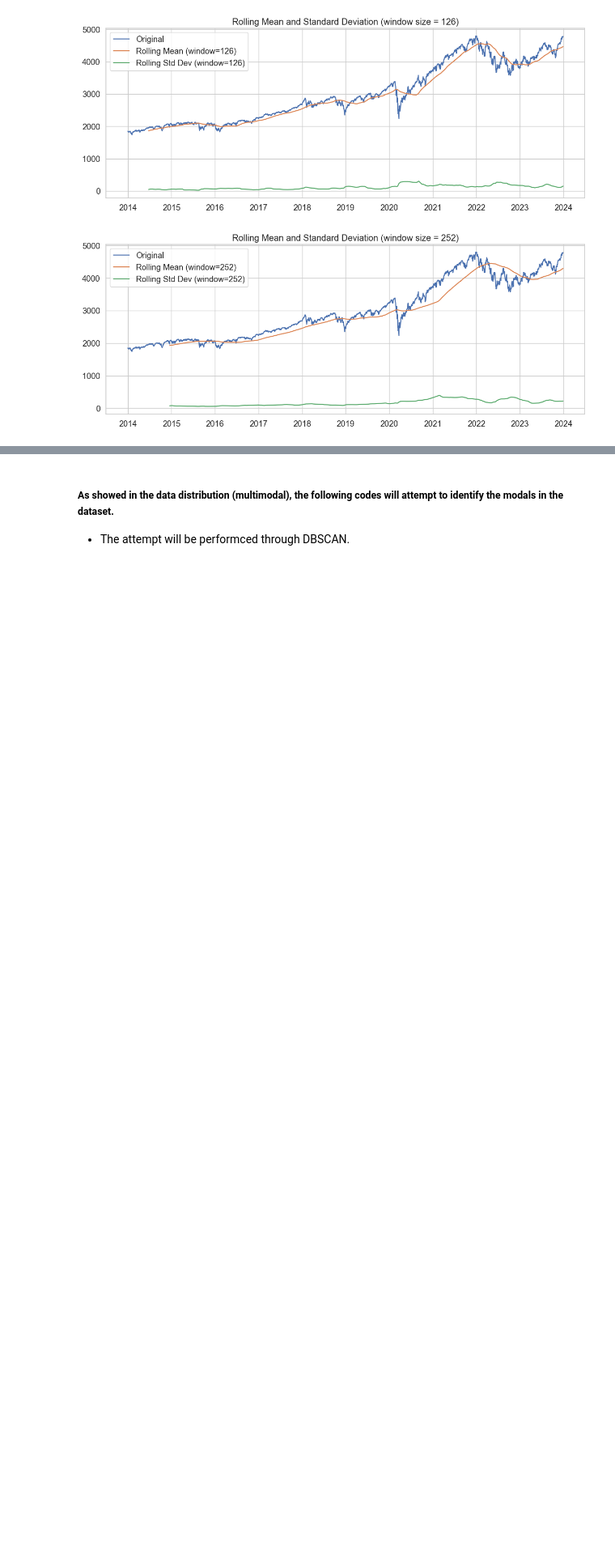
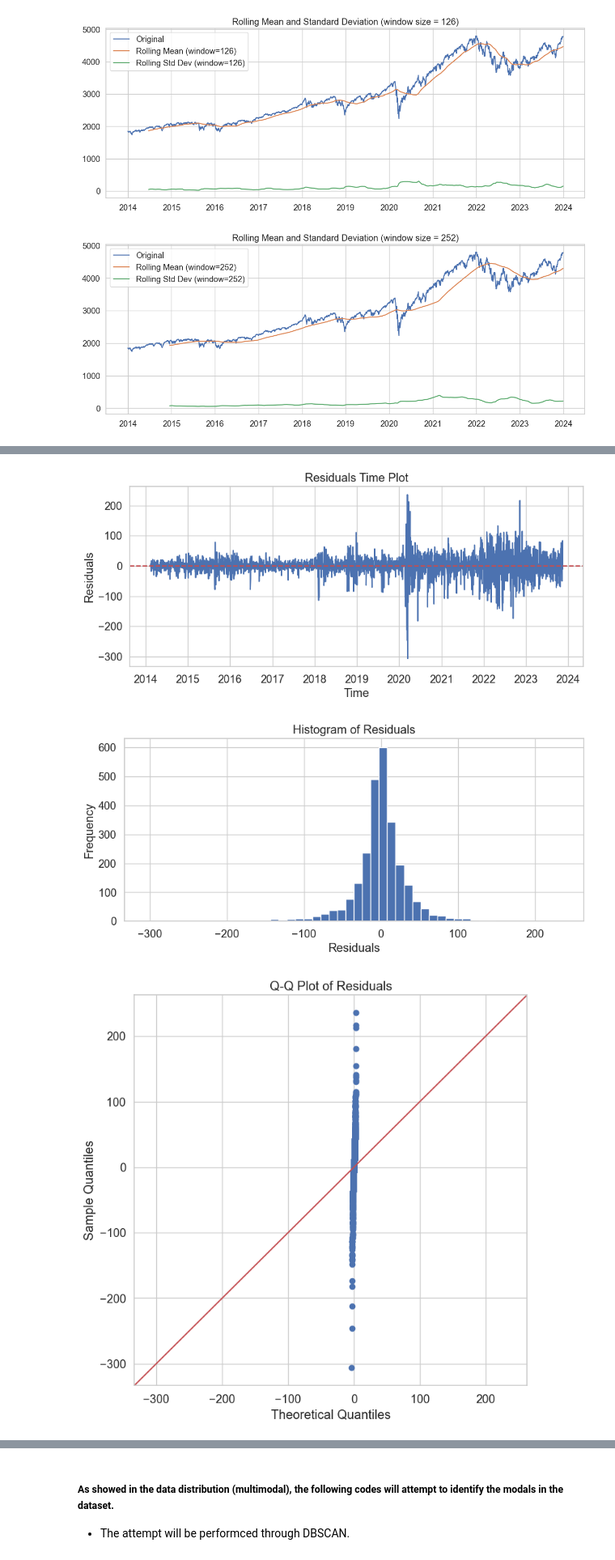
Before and after one commit to nozomu2020264/MSc-Capstone-Project, a Jupyter notebook: Capstone Project - Nozomu - 2020264.ipynb, the cells around one changed output, grey strips where cells are left out. Shown at 81% size. Cells and saved outputs as stored; diff of their text form; code cells hidden in the pictures; blank space fills up the shorter version.

```diff
--- a/Capstone Project - Nozomu - 2020264.ipynb
+++ b/Capstone Project - Nozomu - 2020264.ipynb
@@ -480,0 +594,40 @@ for window in window_sizes:
+# %%
+import statsmodels.api as sm
+from scipy.stats import shapiro
+
+# Perform seasonal decomposition
+decompositions = seasonal_decompose(diff_data, model='additive', period=63)
+
+# Access the residual component and dropping nan values.
+residuals = decompositions.resid.dropna()
+
+# Visual Inspection of Residuals: Time plot
+plt.figure(figsize=(10, 4))
+plt.plot(residuals)
+plt.title('Residuals Time Plot')
+plt.xlabel('Time')
+plt.ylabel('Residuals')
+plt.axhline(y=0, color='r', linestyle='--')
+plt.show()
+
+# Histogram of residuals
+plt.figure(figsize=(10, 4))
+plt.hist(residuals, bins=50)
+plt.title('Histogram of Residuals')
+plt.xlabel('Residuals')
+plt.ylabel('Frequency')
+plt.show()
+
+# Q-Q plot of residuals
+sm.qqplot(residuals, line ='45')
+plt.title('Q-Q Plot of Residuals')
+plt.show()
+
+
+# Shapiro-Wilk test for normality
+shapiro_test_statistic, shapiro_p_value = shapiro(residuals)
+print(f"Shapiro-Wilk test statistic: {shapiro_test_statistic}, p-value: {shapiro_p_value}")
+# %% [output]
+[figure, added]
+[figure, added]
+[figure, added]
```
Also changed, not shown: parts of 48 cells of this notebook.
